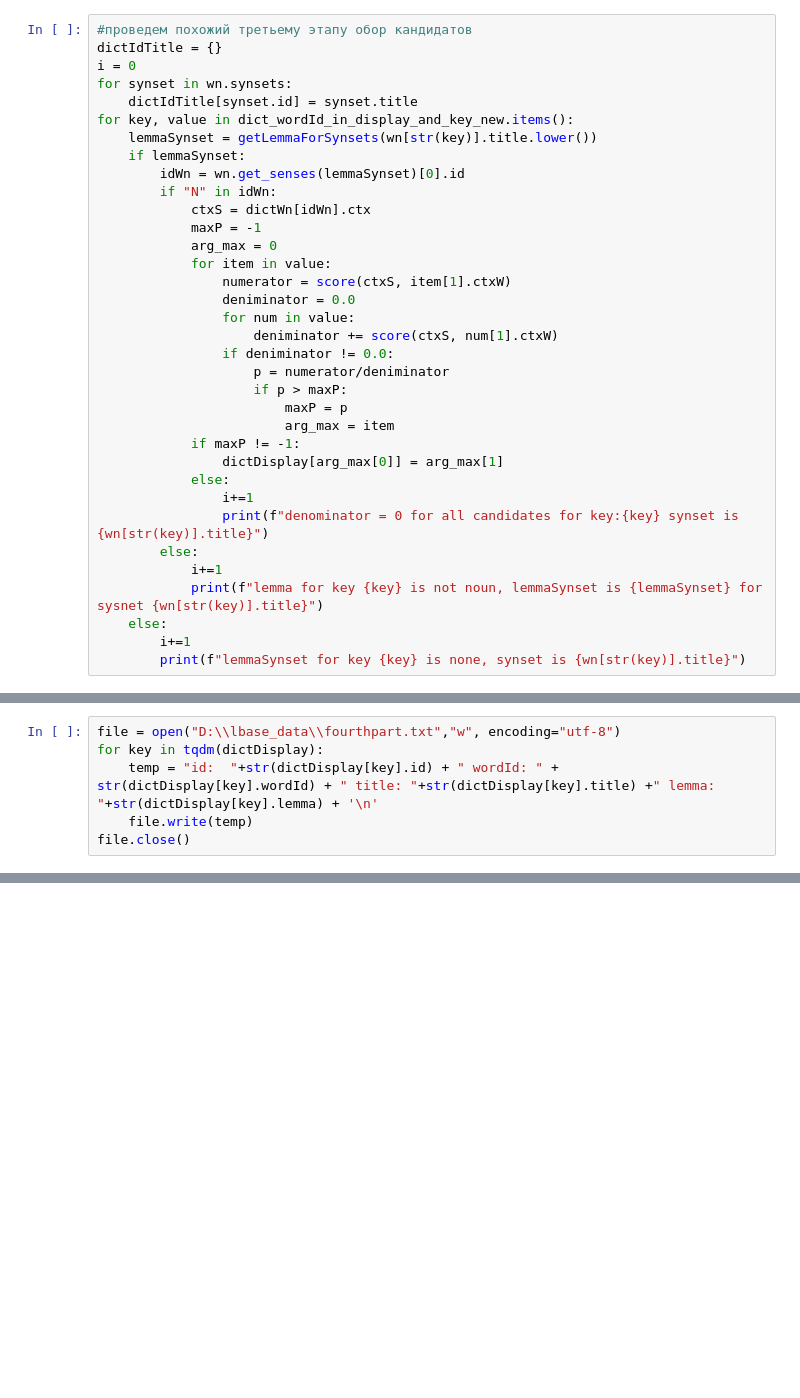
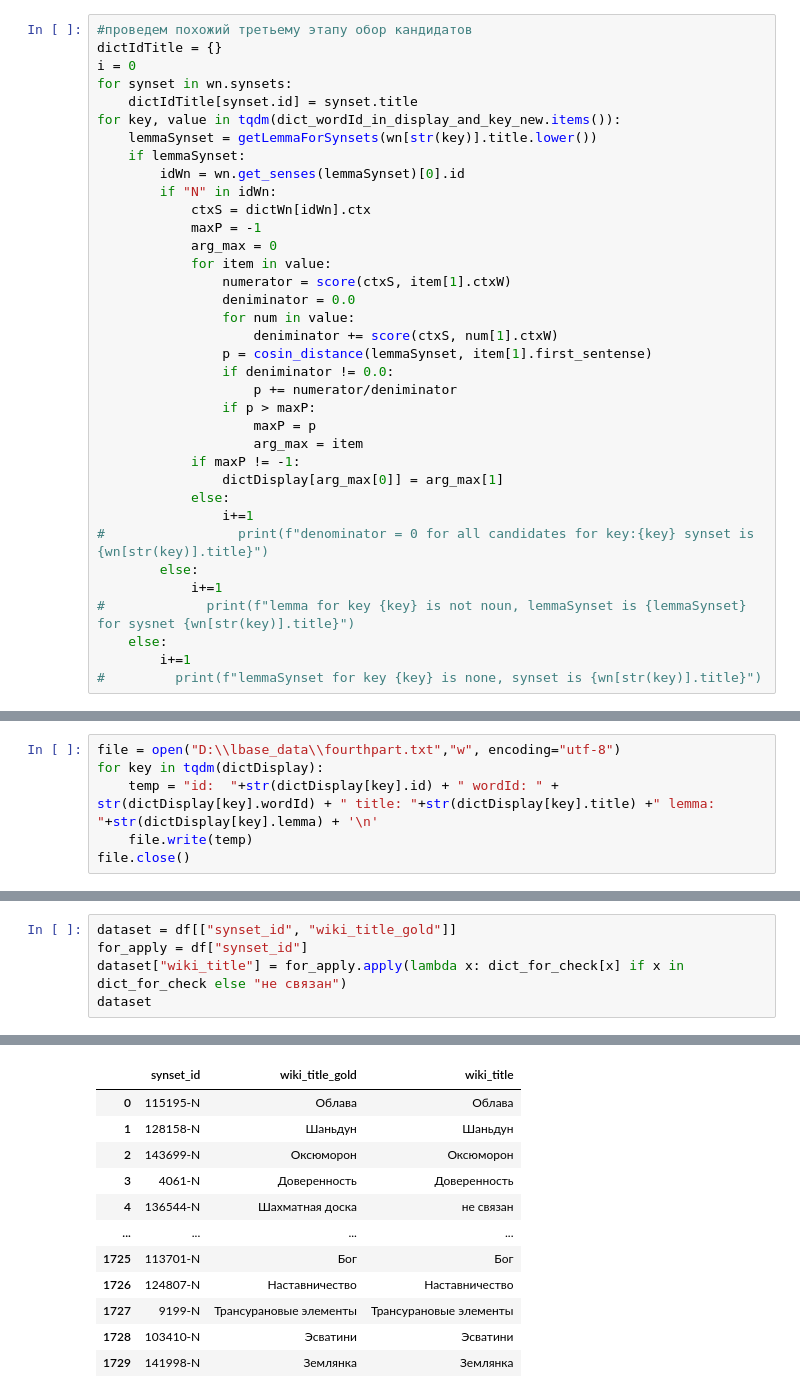
Before and after one commit to z3mois/prediction_of_hyperoimia, a Jupyter notebook: binding_with_lbase.ipynb, the cells around one changed output, grey strips where cells are left out. Drawn from its saved outputs; the diff is of its cells as text; blank space fills up the shorter version.

```diff
--- a/binding_with_lbase.ipynb
+++ b/binding_with_lbase.ipynb
@@ -1039,7 +1005,7 @@ dictIdTitle = {}
 i = 0
 for synset in wn.synsets:
     dictIdTitle[synset.id] = synset.title
-for key, value in dict_wordId_in_display_and_key_new.items():
+for key, value in tqdm(dict_wordId_in_display_and_key_new.items()):
     lemmaSynset = getLemmaForSynsets(wn[str(key)].title.lower())
     if lemmaSynset:
         idWn = wn.get_senses(lemmaSynset)[0].id
@@ -1052,19 +1018,20 @@ for key, value in dict_wordId_in_display_and_key_new.items():
                 deniminator = 0.0
                 for num in value:
                     deniminator += score(ctxS, num[1].ctxW)
+                p = cosin_distance(lemmaSynset, item[1].first_sentense)
                 if deniminator != 0.0:
-                    p = numerator/deniminator
-                    if p > maxP:
-                        maxP = p
-                        arg_max = item
+                    p += numerator/deniminator
+                if p > maxP:
+                    maxP = p
+                    arg_max = item
             if maxP != -1:
                 dictDisplay[arg_max[0]] = arg_max[1]
             else:
                 i+=1
-                print(f"denominator = 0 for all candidates for key:{key} synset is {wn[str(key)].title}")
+#                 print(f"denominator = 0 for all candidates for key:{key} synset is {wn[str(key)].title}")
         else:
             i+=1
-            print(f"lemma for key {key} is not noun, lemmaSynset is {lemmaSynset} for sysnet {wn[str(key)].title}")
+#             print(f"lemma for key {key} is not noun, lemmaSynset is {lemmaSynset} for sysnet {wn[str(key)].title}")
     else:
         i+=1
-        print(f"lemmaSynset for key {key} is none, synset is {wn[str(key)].title}")
+#         print(f"lemmaSynset for key {key} is none, synset is {wn[str(key)].title}")
@@ -1112,0 +1087,6 @@ file.close()
+# %%
+dataset = df[["synset_id", "wiki_title_gold"]]
+for_apply = df["synset_id"]
+dataset["wiki_title"] = for_apply.apply(lambda x: dict_for_check[x] if x in dict_for_check else "не связан")
+dataset
+# %% [output]
@@ -1112,0 +1098,12 @@ file.close()
+|  | synset_id | wiki_title_gold | wiki_title |
+| 0 | 115195-N | Облава | Облава |
+| 1 | 128158-N | Шаньдун | Шаньдун |
+| 2 | 143699-N | Оксюморон | Оксюморон |
+| 3 | 4061-N | Доверенность | Доверенность |
+| 4 | 136544-N | Шахматная доска | не связан |
+| ... | ... | ... | ... |
+| 1725 | 113701-N | Бог | Бог |
+| 1726 | 124807-N | Наставничество | Наставничество |
+| 1727 | 9199-N | Трансурановые элементы | Трансурановые элементы |
+| 1728 | 103410-N | Эсватини | Эсватини |
+| 1729 | 141998-N | Землянка | Землянка |
```
Also changed, not shown: parts of 32 cells of this notebook, 1 other file.
